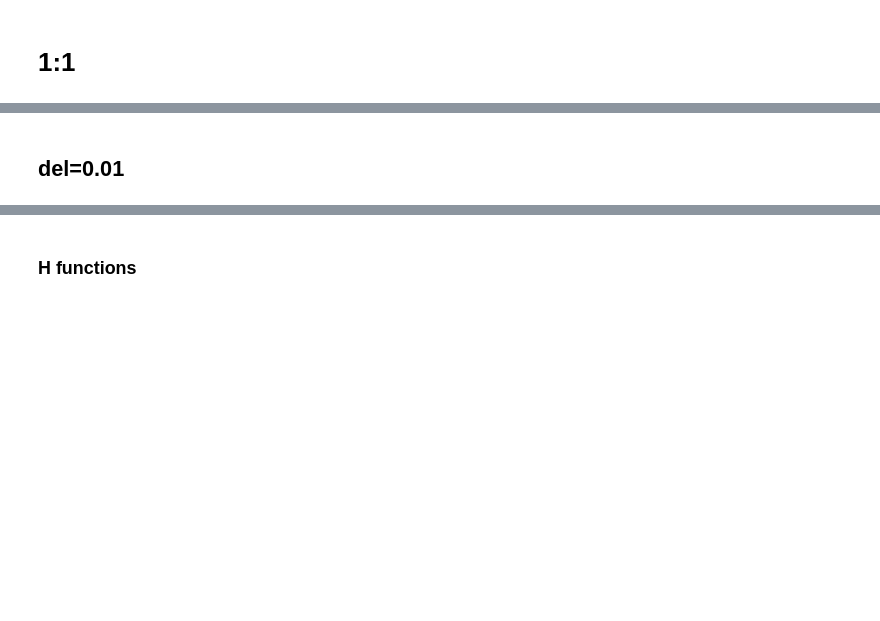
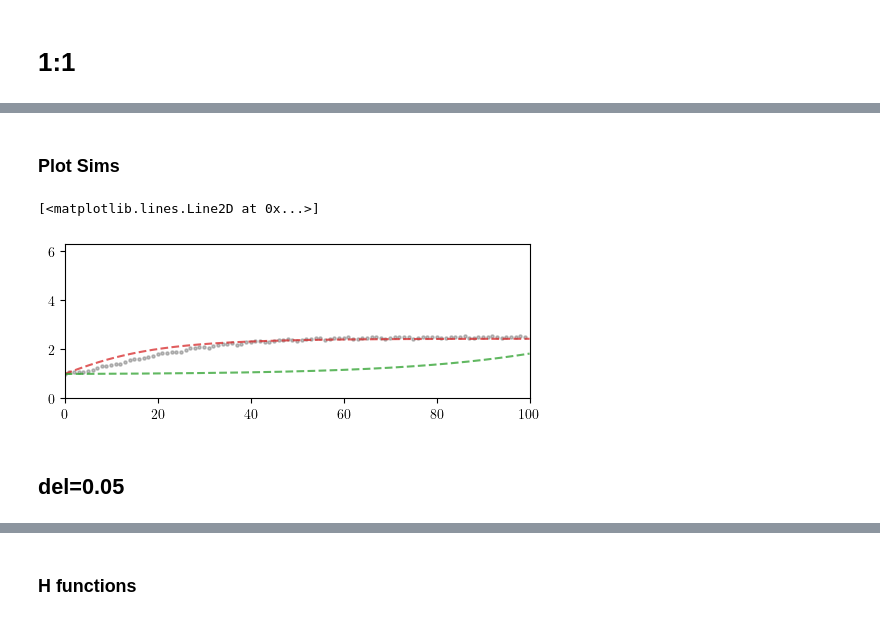
Before and after one commit to youngmp/nm, a Jupyter notebook: jupyter/bif_cgl1.ipynb, the cells around one changed output, grey strips where cells are left out. Cells and saved outputs as stored; diff of their text form; code cells hidden in the pictures; blank space fills up the shorter version.

```diff
--- a/jupyter/bif_cgl1.ipynb
+++ b/jupyter/bif_cgl1.ipynb
@@ -98,3 +178,44 @@ kw_nm = {'system1':system1,'system2':None,'_n':('om0',1),'_m':('om1',1),
+# %%
+# coupling and init
+eps11_p0 = .1
+th_init11_p0 = 1
+# %%
+# sim params
+dt = .01;T_p00=100
+t11_p0 = np.arange(0,T_p00,dt)
+args11_p0 = {'args':(a11_p0,eps11_p0,del11_p0),'t_eval':t11_p0,**kw_sim,'dense_output':True}
+# %%
+y0_p00 = a11_p0.system1.lc['dat'][int((th_init11_p0/(2*np.pi))*a11_p0.system1.TN),:]
+args0 = [a11_p0,eps11_p0,del11_p0]
+
+solf = _get_sol(_full_cgl1,y0_p00,t11_p0,args=args0,recompute=True)
+tp,fp = get_phase(t11_p0,solf,skipn=100,system1=a11_p0.system1)
+force_phase = (a11_p0._m[1]+del11_p0)*tp
+fp2 = np.mod(fp-a11_p0.om*force_phase,2*np.pi)
+
+args0 = [a11_p0,eps11_p0,del11_p0]
+args1 = {'t_eval':t11_p0,'t_span':[0,t11_p0[-1]],'args':(*args0,),**kw_sim}
+solr1d = solve_ivp(rhs_avg_1df,y0=[th_init11_p0],**args1)
+
+args0 = [a11_p0,eps11_p0,del11_p0,1]
+args1 = {'t_eval':t11_p0,'t_span':[0,t11_p0[-1]],'args':(*args0,),**kw_sim}
+solr1d0 = solve_ivp(rhs_avg_1df,y0=[th_init11_p0],**args1)
+# %% [markdown]
+### Plot Sims
+# %%
+fig,axs = plt.subplots(1,1,figsize=(6,2))
+
+# plot full sol
+axs.scatter(tp,fp2,s=5,color='gray',alpha=.5,label='Full')
+axs.set_ylim(0,2*np.pi)
+axs.set_xlim(0,T_p00)
+
+# 1d solution over time
+axs.plot(t11_p0,np.mod(solr1d.y.T[:,0],2*np.pi),color='tab:red',alpha=.75,label='1D',ls='--')
+axs.plot(t11_p0,np.mod(solr1d0.y.T[:,0],2*np.pi),color='tab:green',alpha=.75,label='1D',ls='--')
+# %% [output]
+[<matplotlib.lines.Line2D at 0x...>]
+[figure, added]
 # %% [markdown]
-## del=0.01
+## del=0.05
 # %%
```
Also changed, not shown: parts of 139 cells of this notebook.
